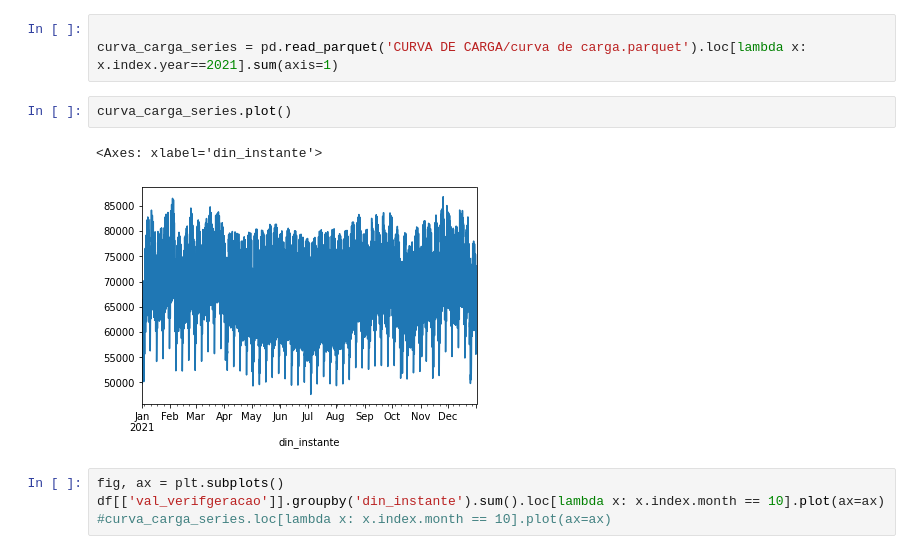
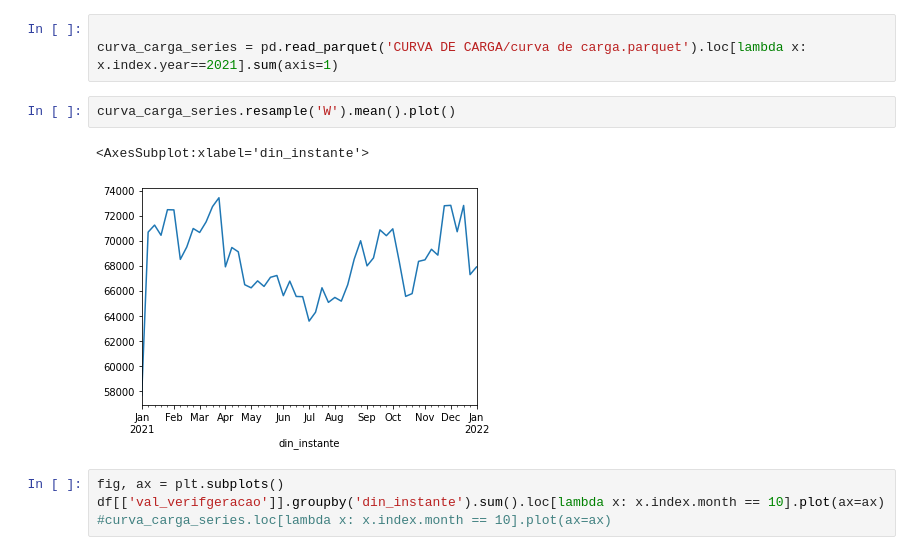
Before and after one commit to La1ra1/Gestao_energetica_trabalhos, a Jupyter notebook: Seminário 2/despacho_termo.ipynb, the cells around one changed output. Saved outputs shown, nothing was run; the diff lists cells and outputs as text.

```diff
--- a/Seminário 2/despacho_termo.ipynb
+++ b/Seminário 2/despacho_termo.ipynb
@@ -8,10 +8,10 @@ df = pd.read_csv('DESPACHO TERMO/GERACAO_TERMICA_DESPACHO_2021.csv', sep=';', pa
 
 curva_carga_series = pd.read_parquet('CURVA DE CARGA/curva de carga.parquet').loc[lambda x: x.index.year==2021].sum(axis=1)
 # %%
-curva_carga_series.plot()
+curva_carga_series.resample('W').mean().plot()
 # %% [output]
-<Axes: xlabel='din_instante'>
+<AxesSubplot:xlabel='din_instante'>
-[figure, old version]
+[figure, new version]
 # %%
 fig, ax = plt.subplots()
 df[['val_verifgeracao']].groupby('din_instante').sum().loc[lambda x: x.index.month == 10].plot(ax=ax)
```
Also changed, not shown: 3 other files.
